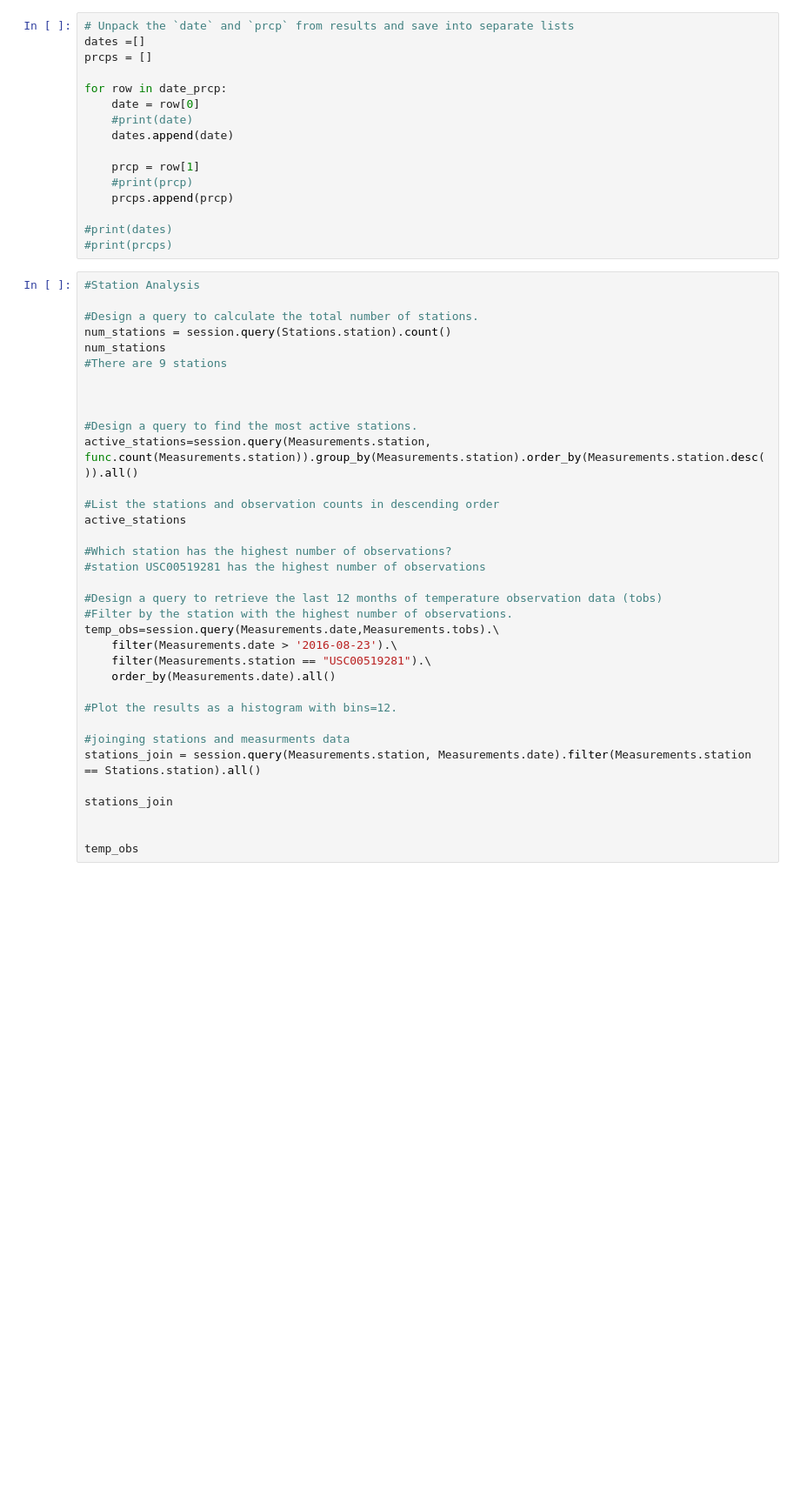
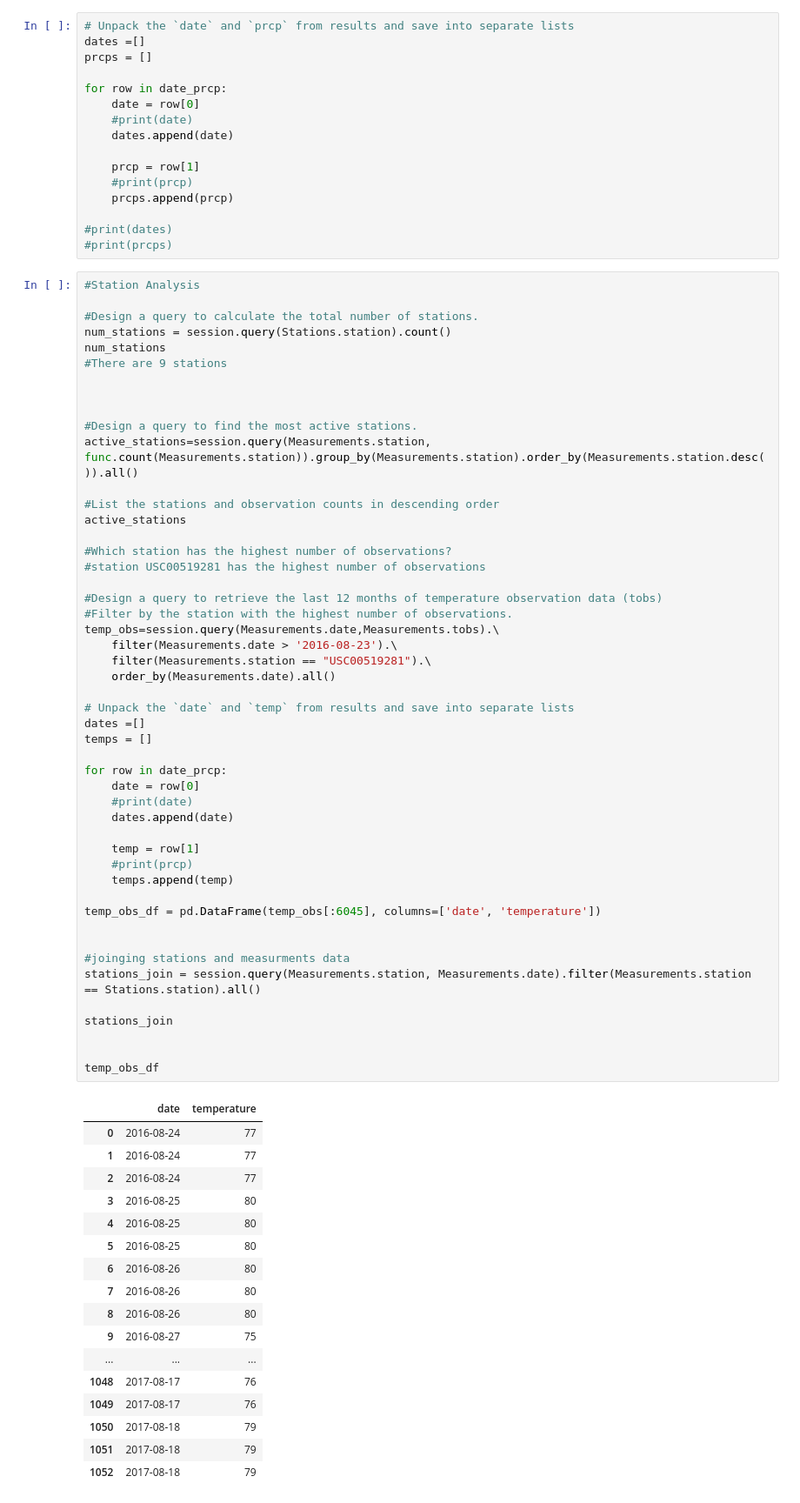
Before and after one commit to blair5431/DataVisHomework, a Jupyter notebook: Advance_SQL/climate_analysis.ipynb, the cells around one changed output. Shown: that part at 87% size. Drawn from its saved outputs; the diff is of its cells as text; blank space fills up the shorter version.

```diff
--- a/Advance_SQL/climate_analysis.ipynb
+++ b/Advance_SQL/climate_analysis.ipynb
@@ -115,32 +115,63 @@ for row in date_prcp:
 num_stations = session.query(Stations.station).count()
 num_stations
 #There are 9 stations
 
 
 
 #Design a query to find the most active stations.
 active_stations=session.query(Measurements.station, func.count(Measurements.station)).group_by(Measurements.station).order_by(Measurements.station.desc()).all()
 
 #List the stations and observation counts in descending order
 active_stations
 
 #Which station has the highest number of observations?
 #station USC00519281 has the highest number of observations
 
 #Design a query to retrieve the last 12 months of temperature observation data (tobs)
 #Filter by the station with the highest number of observations.
 temp_obs=session.query(Measurements.date,Measurements.tobs).\
     filter(Measurements.date > '2016-08-23').\
     filter(Measurements.station == "USC00519281").\
     order_by(Measurements.date).all()
 
-#Plot the results as a histogram with bins=12.
+# Unpack the `date` and `temp` from results and save into separate lists
+dates =[]
+temps = []
+
+for row in date_prcp:
+    date = row[0]
+    #print(date)
+    dates.append(date)
+
+    temp = row[1]
+    #print(prcp)
+    temps.append(temp)
+
+temp_obs_df = pd.DataFrame(temp_obs[:6045], columns=['date', 'temperature'])
+
 
 #joinging stations and measurments data
 stations_join = session.query(Measurements.station, Measurements.date).filter(Measurements.station == Stations.station).all()
 
 stations_join
 
 
-temp_obs
+temp_obs_df
 # %% [output]
+|  | date | temperature |
+| 0 | 2016-08-24 | 77 |
+| 1 | 2016-08-24 | 77 |
+| 2 | 2016-08-24 | 77 |
+| 3 | 2016-08-25 | 80 |
+| 4 | 2016-08-25 | 80 |
+| 5 | 2016-08-25 | 80 |
+| 6 | 2016-08-26 | 80 |
+| 7 | 2016-08-26 | 80 |
+| 8 | 2016-08-26 | 80 |
+| 9 | 2016-08-27 | 75 |
+| ... | ... | ... |
+| 1048 | 2017-08-17 | 76 |
+| 1049 | 2017-08-17 | 76 |
+| 1050 | 2017-08-18 | 79 |
+| 1051 | 2017-08-18 | 79 |
+| 1052 | 2017-08-18 | 79 |
```
Also changed, not shown: parts of 10 cells of this notebook, 1 other file.
